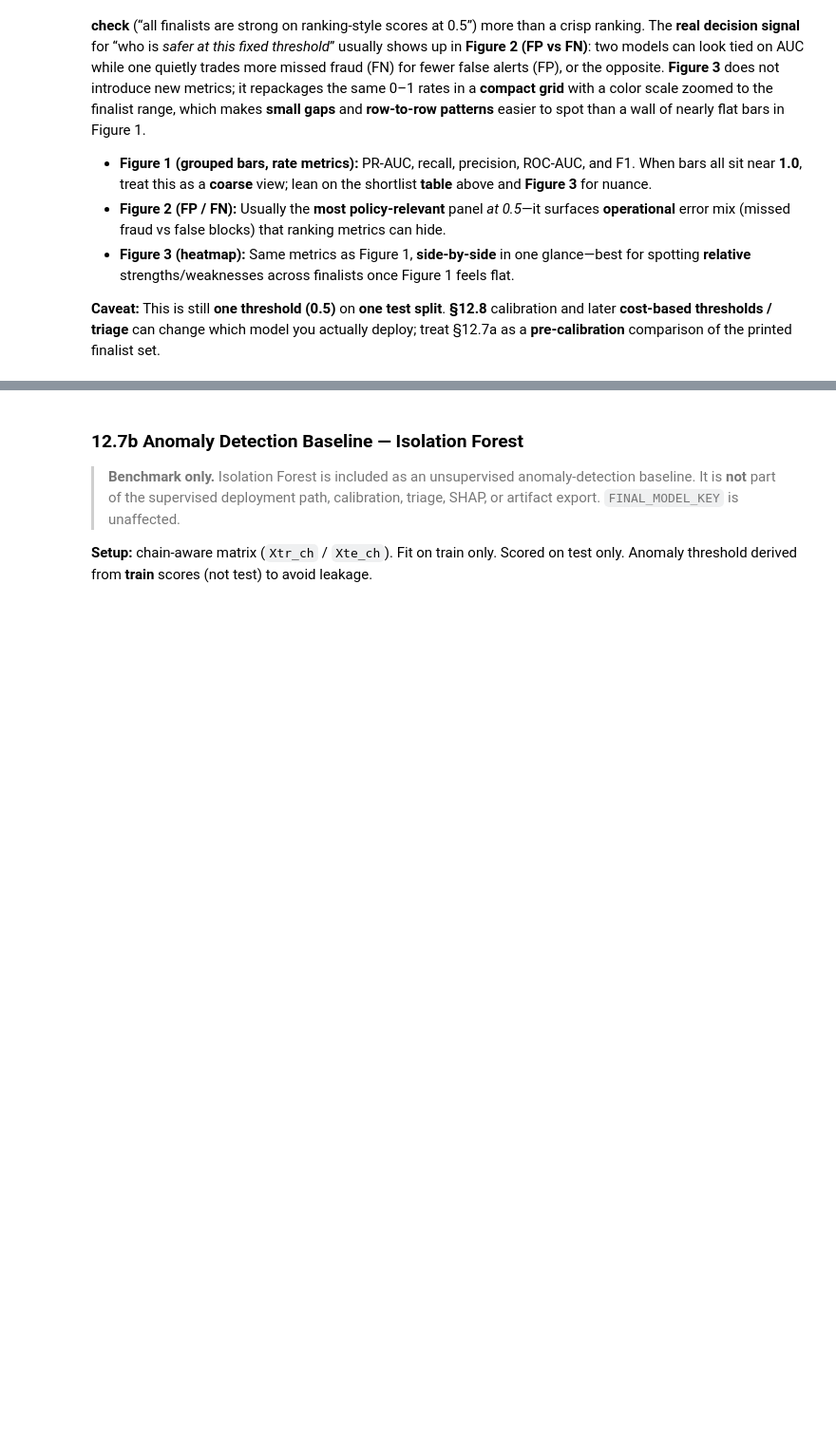
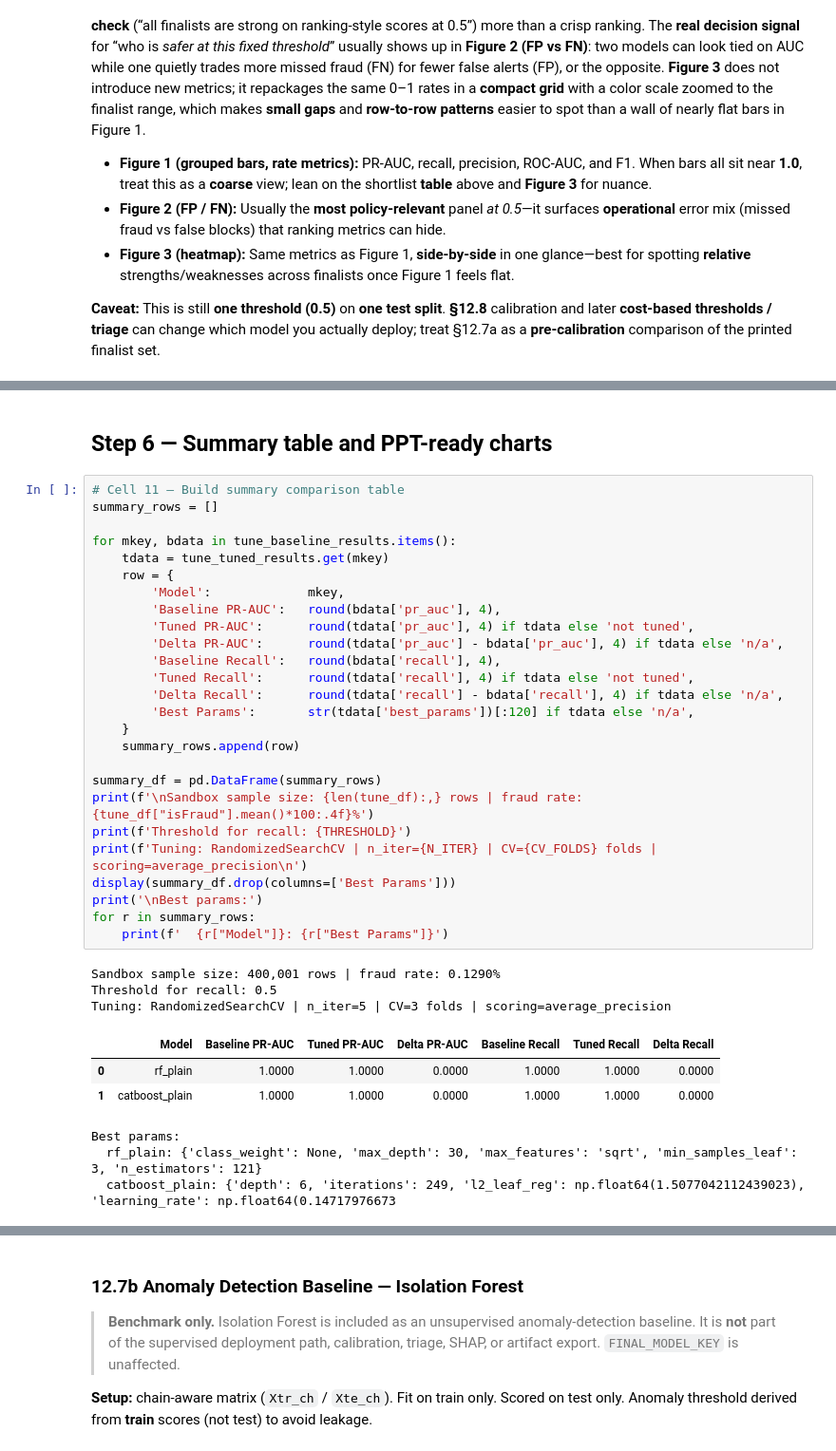
Before and after one commit to Snehasingh-21/PaySim-Fraud-Triage, a Jupyter notebook: 01_eda_paysim.ipynb, the cells around one changed output, grey strips where cells are left out. Shown at 95% size. Saved outputs shown, nothing was run; the diff lists cells and outputs as text; blank space fills up the shorter version.

```diff
--- a/01_eda_paysim.ipynb
+++ b/01_eda_paysim.ipynb
@@ -2203,0 +2583,38 @@ Policy thresholds: {'MIN_FINALISTS': 2, 'MAX_FINALISTS': 6, 'THRESH_PR_AUC_GAP':
+# %% [markdown]
+## Step 6 — Summary table and PPT-ready charts
+# %%
+# Cell 11 — Build summary comparison table
+summary_rows = []
+
+for mkey, bdata in tune_baseline_results.items():
+    tdata = tune_tuned_results.get(mkey)
+    row = {
+        'Model':             mkey,
+        'Baseline PR-AUC':   round(bdata['pr_auc'], 4),
+        'Tuned PR-AUC':      round(tdata['pr_auc'], 4) if tdata else 'not tuned',
+        'Delta PR-AUC':      round(tdata['pr_auc'] - bdata['pr_auc'], 4) if tdata else 'n/a',
+        'Baseline Recall':   round(bdata['recall'], 4),
+        'Tuned Recall':      round(tdata['recall'], 4) if tdata else 'not tuned',
+        'Delta Recall':      round(tdata['recall'] - bdata['recall'], 4) if tdata else 'n/a',
+        'Best Params':       str(tdata['best_params'])[:120] if tdata else 'n/a',
+    }
+    summary_rows.append(row)
+
+summary_df = pd.DataFrame(summary_rows)
+print(f'\nSandbox sample size: {len(tune_df):,} rows | fraud rate: {tune_df["isFraud"].mean()*100:.4f}%')
+print(f'Threshold for recall: {THRESHOLD}')
+print(f'Tuning: RandomizedSearchCV | n_iter={N_ITER} | CV={CV_FOLDS} folds | scoring=average_precision\n')
+display(summary_df.drop(columns=['Best Params']))
+print('\nBest params:')
+for r in summary_rows:
+    print(f'  {r["Model"]}: {r["Best Params"]}')
+# %% [output]
+Sandbox sample size: 400,001 rows | fraud rate: 0.1290%
+Threshold for recall: 0.5
+Tuning: RandomizedSearchCV | n_iter=5 | CV=3 folds | scoring=average_precision
+|  | Model | Baseline PR-AUC | Tuned PR-AUC | Delta PR-AUC | Baseline Recall | Tuned Recall | Delta Recall |
+| 0 | rf_plain | 1.0000 | 1.0000 | 0.0000 | 1.0000 | 1.0000 | 0.0000 |
+| 1 | catboost_plain | 1.0000 | 1.0000 | 0.0000 | 1.0000 | 1.0000 | 0.0000 |
+Best params:
+  rf_plain: {'class_weight': None, 'max_depth': 30, 'max_features': 'sqrt', 'min_samples_leaf': 3, 'n_estimators': 121}
+  catboost_plain: {'depth': 6, 'iterations': 249, 'l2_leaf_reg': np.float64(1.5077042112439023), 'learning_rate': np.float64(0.14717976673
```
Also changed, not shown: parts of 20 cells of this notebook, 4 other files.
